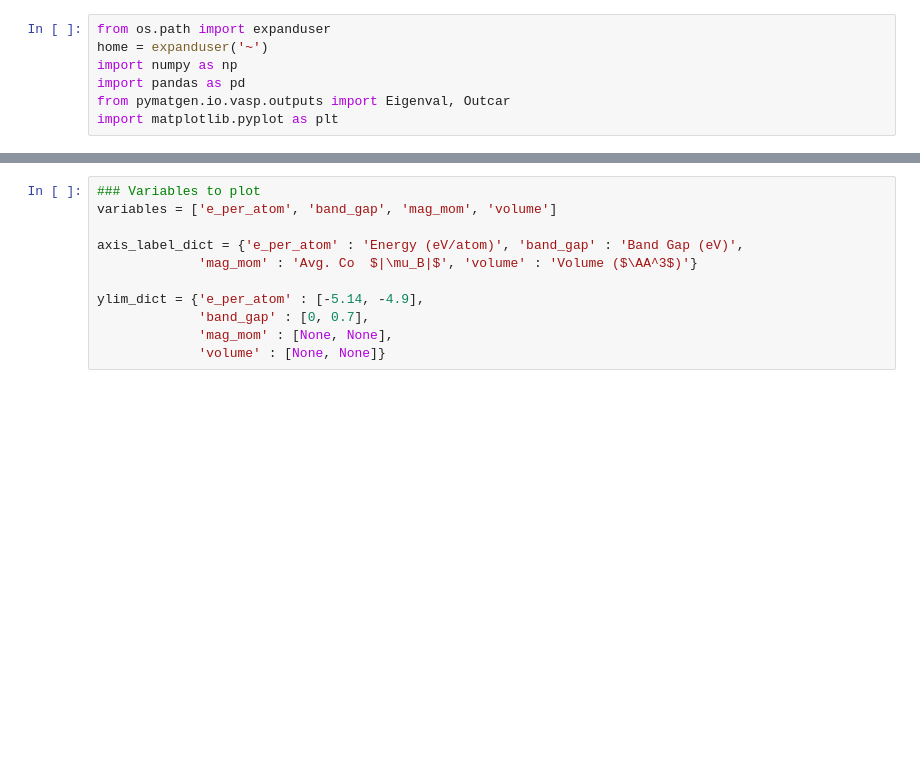
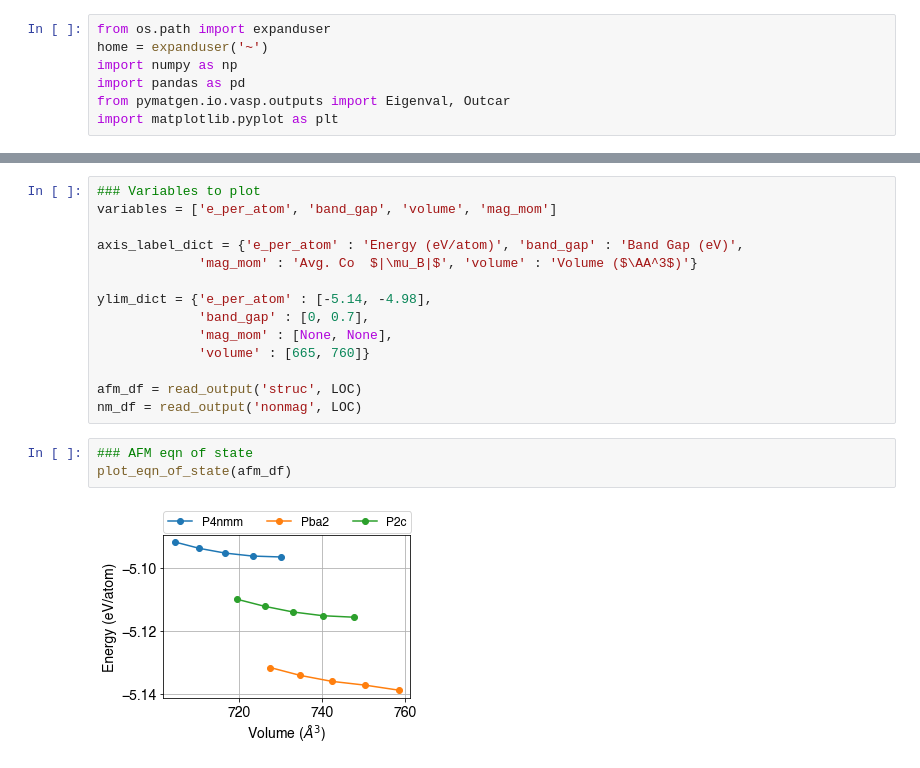
Before and after one commit to kyledmiller/kdm_vault, a Jupyter notebook: scripts_dft/plot_outputs.ipynb, the cells around one changed output, grey strips where cells are left out. Drawn from its saved outputs; the diff is of its cells as text; blank space fills up the shorter version.

```diff
--- a/scripts_dft/plot_outputs.ipynb
+++ b/scripts_dft/plot_outputs.ipynb
@@ -102,11 +122,19 @@ def plot_var(prefix, df, variable, axis_label, xlims=[None,None], ylims=[None,No
 # %%
 ### Variables to plot
-variables = ['e_per_atom', 'band_gap', 'mag_mom', 'volume']
+variables = ['e_per_atom', 'band_gap', 'volume', 'mag_mom']
 
 axis_label_dict = {'e_per_atom' : 'Energy (eV/atom)', 'band_gap' : 'Band Gap (eV)',
              'mag_mom' : 'Avg. Co  $|\mu_B|$', 'volume' : 'Volume ($\AA^3$)'}
 
-ylim_dict = {'e_per_atom' : [-5.14, -4.9],
+ylim_dict = {'e_per_atom' : [-5.14, -4.98],
              'band_gap' : [0, 0.7],
              'mag_mom' : [None, None],
-             'volume' : [None, None]}
+             'volume' : [665, 760]}
+
+afm_df = read_output('struc', LOC)
+nm_df = read_output('nonmag', LOC)
+# %%
+### AFM eqn of state
+plot_eqn_of_state(afm_df)
+# %% [output]
+[figure, added]
```
Also changed, not shown: parts of 5 cells of this notebook.
